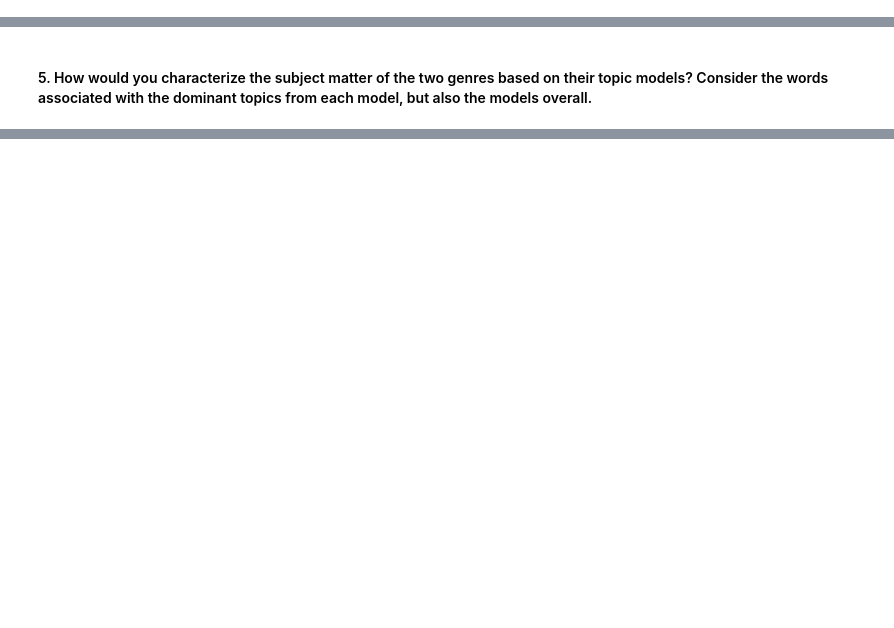
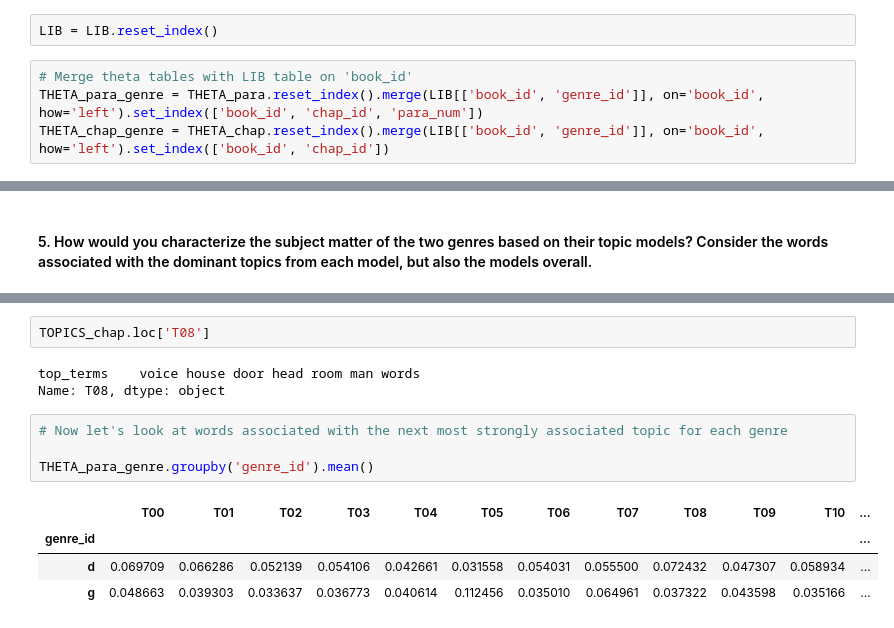
Before and after one commit to sqr8ap/DS5001-2025-01-R, a Jupyter notebook: lessons/M08_TopicModels/M08a_HW.ipynb, the cells around one changed output, grey strips where cells are left out. Cells and saved outputs as stored; diff of their text form; blank space fills up the shorter version.

```diff
--- a/lessons/M08_TopicModels/M08a_HW.ipynb
+++ b/lessons/M08_TopicModels/M08a_HW.ipynb
@@ -303,2 +361,8 @@ TOPICS_chap.style
 # %% [markdown]
 #### 3. What topic from each model is most strongly associated with each genre? Note that your answer have four parts.
+# %%
+LIB = LIB.reset_index()
+# %%
+# Merge theta tables with LIB table on 'book_id'
+THETA_para_genre = THETA_para.reset_index().merge(LIB[['book_id', 'genre_id']], on='book_id', how='left').set_index(['book_id', 'chap_id', 'para_num'])
+THETA_chap_genre = THETA_chap.reset_index().merge(LIB[['book_id', 'genre_id']], on='book_id', how='left').set_index(['book_id', 'chap_id'])
@@ -308,0 +417,14 @@ TOPICS_chap.style
+# %%
+TOPICS_chap.loc['T08']
+# %% [output]
+top_terms    voice house door head room man words
+Name: T08, dtype: object
+# %%
+# Now let's look at words associated with the next most strongly associated topic for each genre
+
+THETA_para_genre.groupby('genre_id').mean()
+# %% [output]
+|  | T00 | T01 | T02 | T03 | T04 | T05 | T06 | T07 | T08 | T09 | T10 | ... |
+| genre_id |  |  |  |  |  |  |  |  |  |  |  | ... |
+| d | 0.069709 | 0.066286 | 0.052139 | 0.054106 | 0.042661 | 0.031558 | 0.054031 | 0.055500 | 0.072432 | 0.047307 | 0.058934 | ... |
+| g | 0.048663 | 0.039303 | 0.033637 | 0.036773 | 0.040614 | 0.112456 | 0.035010 | 0.064961 | 0.037322 | 0.043598 | 0.035166 | ... |
```
Also changed, not shown: parts of 27 cells of this notebook.
